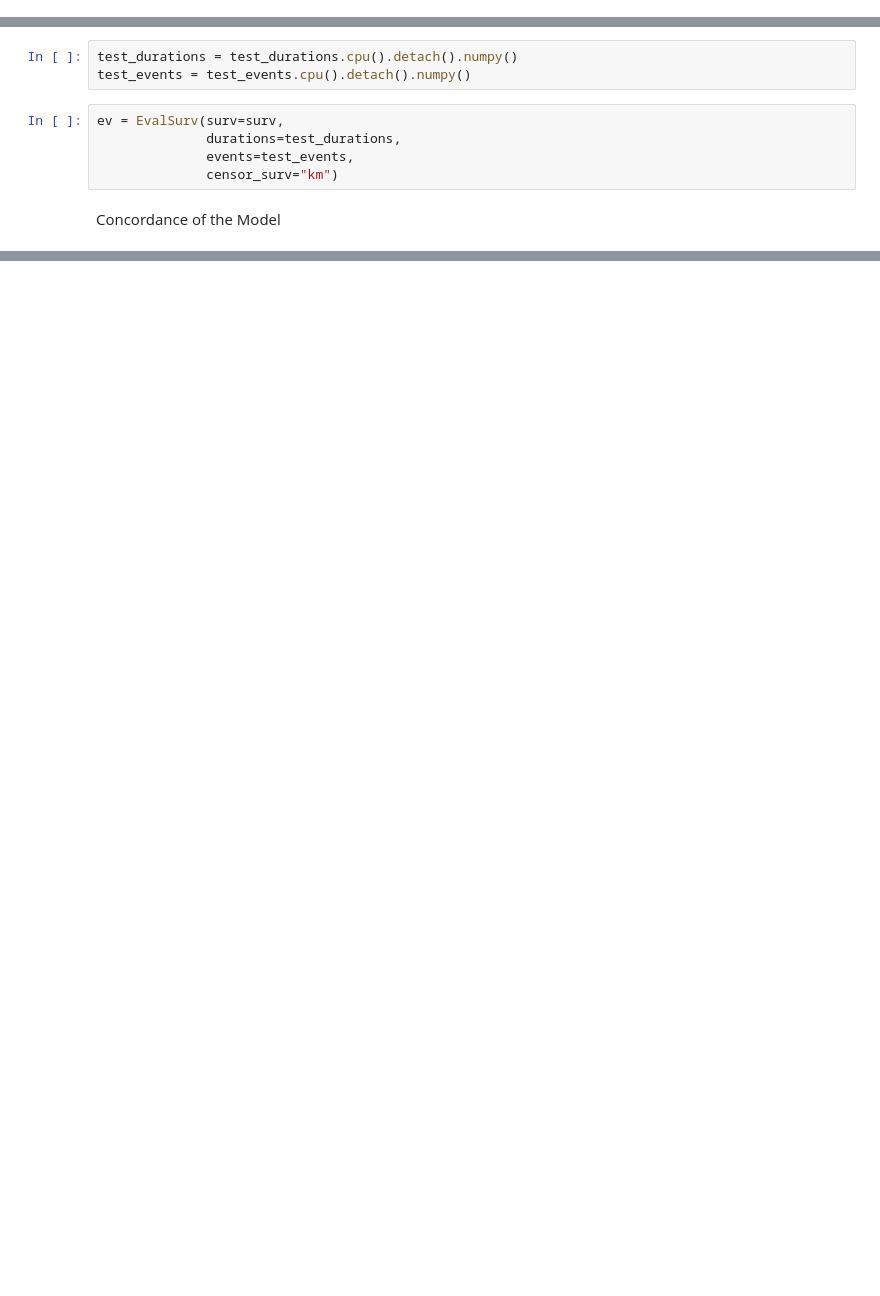
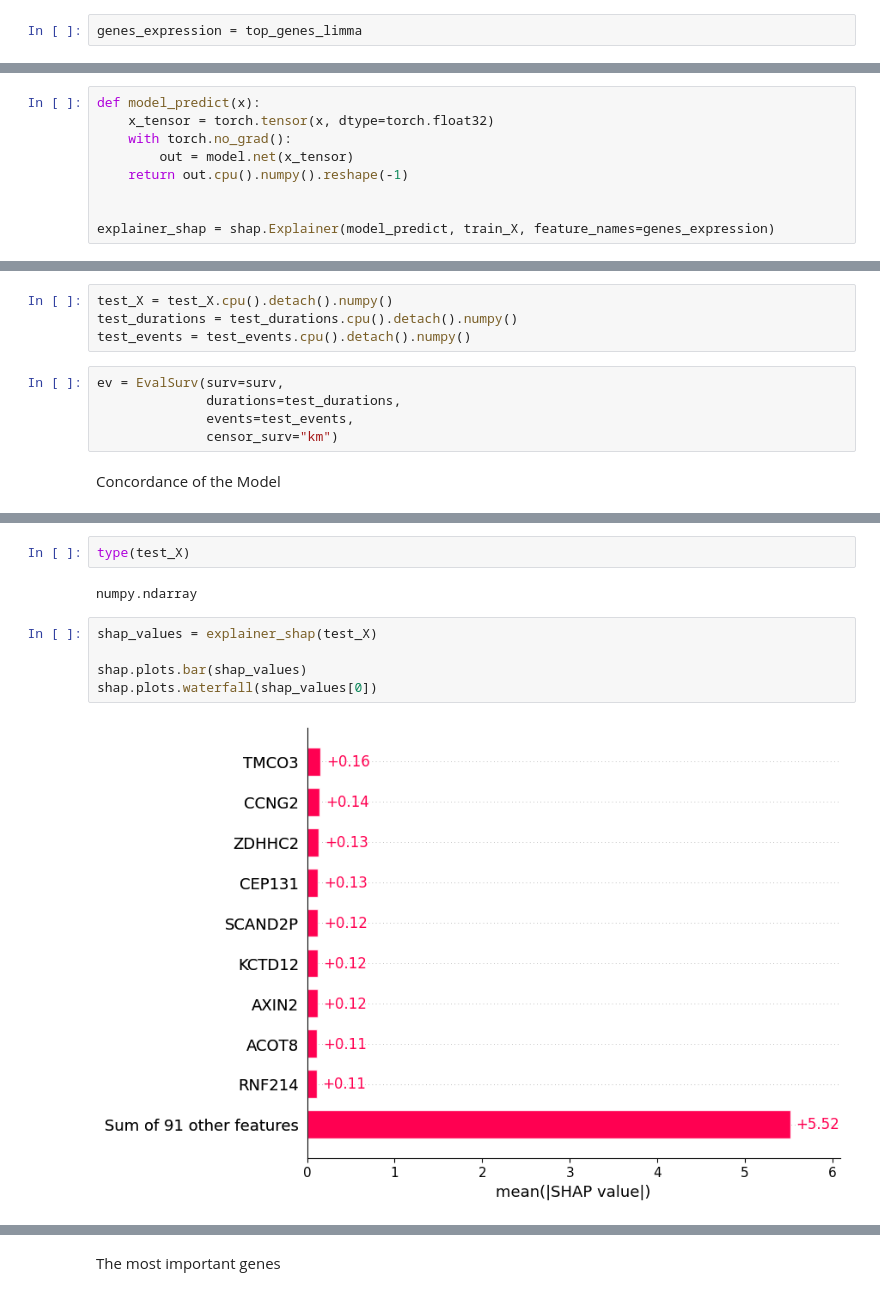
Before and after one commit to Fasmanuel2002/UPSA_Thesis_Research, a Jupyter notebook: research/notebooks/nn_Cox_limma.ipynb, the cells around one changed output, grey strips where cells are left out. Drawn from its saved outputs; the diff is of its cells as text; blank space fills up the shorter version.

```diff
--- a/research/notebooks/nn_Cox_limma.ipynb
+++ b/research/notebooks/nn_Cox_limma.ipynb
@@ -143,6 +145,8 @@ max       42.000000
 dtype: float64
 Threshold (>80% zeros): 415 samples
 After the treshold: 103
+# %%
+genes_expression = top_genes_limma
 # %%
 X_scaled.shape
 # %% [output]
@@ -301,3 +310,12 @@ Wall time: 477 ms
+# %%
+def model_predict(x):
+    x_tensor = torch.tensor(x, dtype=torch.float32)
+    with torch.no_grad():
+        out = model.net(x_tensor)
+    return out.cpu().numpy().reshape(-1)
+
+
+explainer_shap = shap.Explainer(model_predict, train_X, feature_names=genes_expression)
 # %%
 _ = log.plot()
 val_X.shape
@@ -406,4 +424,5 @@ _ = plt.xlabel("Time")
 # %%
+test_X = test_X.cpu().detach().numpy()
 test_durations = test_durations.cpu().detach().numpy()
 test_events = test_events.cpu().detach().numpy()
 # %%
@@ -432,0 +452,11 @@ ev.integrated_nbll(time_grid)
+# %%
+type(test_X)
+# %% [output]
+numpy.ndarray
+# %%
+shap_values = explainer_shap(test_X)
+
+shap.plots.bar(shap_values)
+shap.plots.waterfall(shap_values[0])
+# %% [output]
+[figure, added]
@@ -432,0 +464,2 @@ ev.integrated_nbll(time_grid)
+# %% [markdown]
+The most important genes
```
Also changed, not shown: parts of 20 cells of this notebook, 1 other file.
